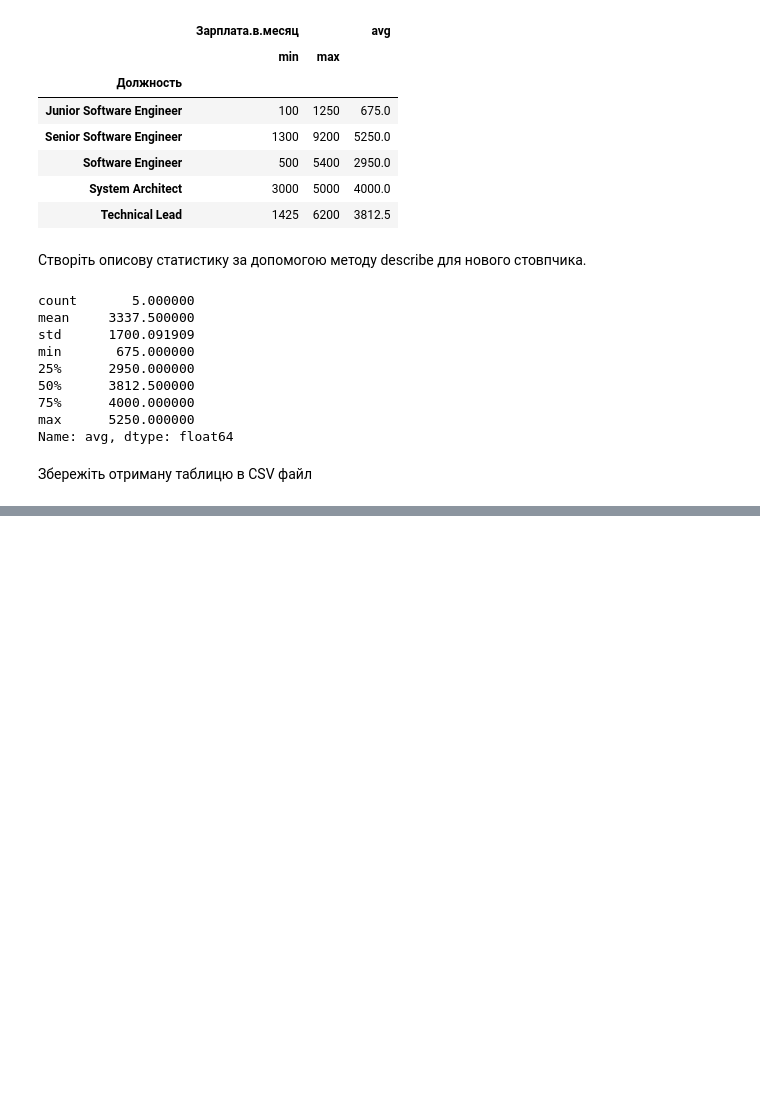
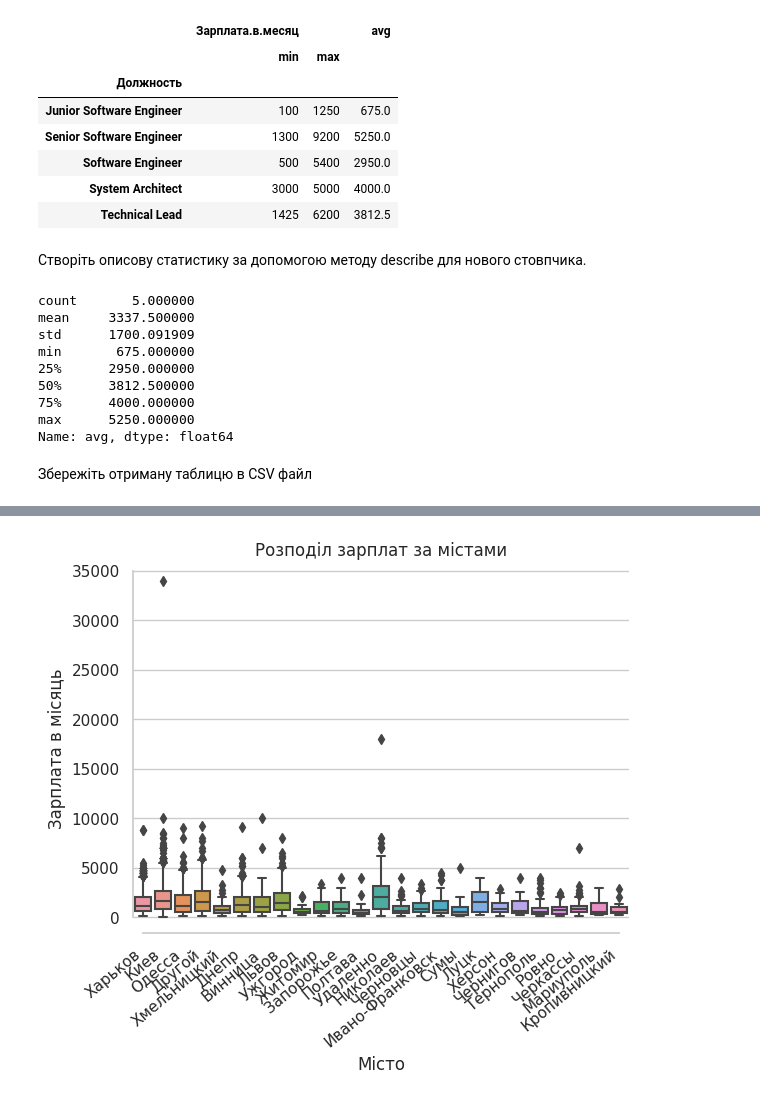
Before and after one commit to ZatokaV/DS_W_2, a Jupyter notebook: Hw2_2.ipynb, the cells around one changed output, grey strips where cells are left out. Saved outputs shown, nothing was run; the diff lists cells and outputs as text; code cells hidden in the pictures; blank space fills up the shorter version.

```diff
--- a/Hw2_2.ipynb
+++ b/Hw2_2.ipynb
@@ -167,0 +169,13 @@ new_df.to_csv('salary_stats.csv', index=True)
+# %%
+import seaborn as sns
+
+sns.set(style="whitegrid")
+
+ax = sns.boxplot(x="Город", y="Зарплата.в.месяц", data=df)
+ax.set_xticklabels(ax.get_xticklabels(), rotation=40, ha="right")
+ax.set_xlabel('Місто')
+ax.set_ylabel('Зарплата в місяць')
+ax.set_title('Розподіл зарплат за містами')
+sns.despine(trim=True)
+# %% [output]
+[figure, added]
```
Also changed, not shown: parts of 3 cells of this notebook.
